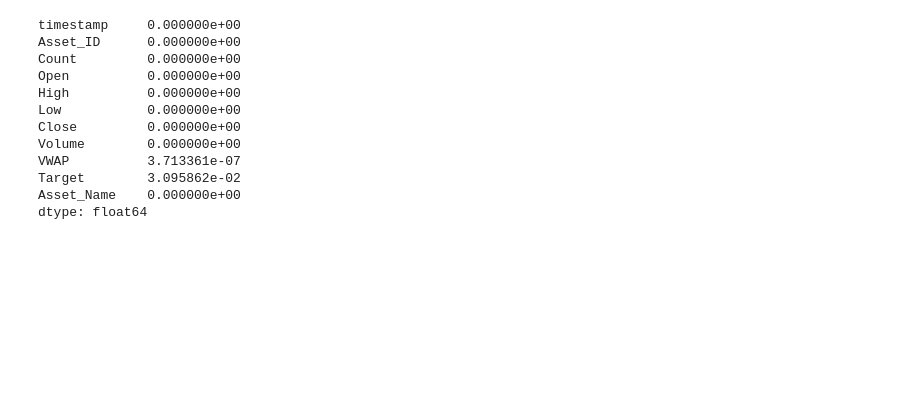
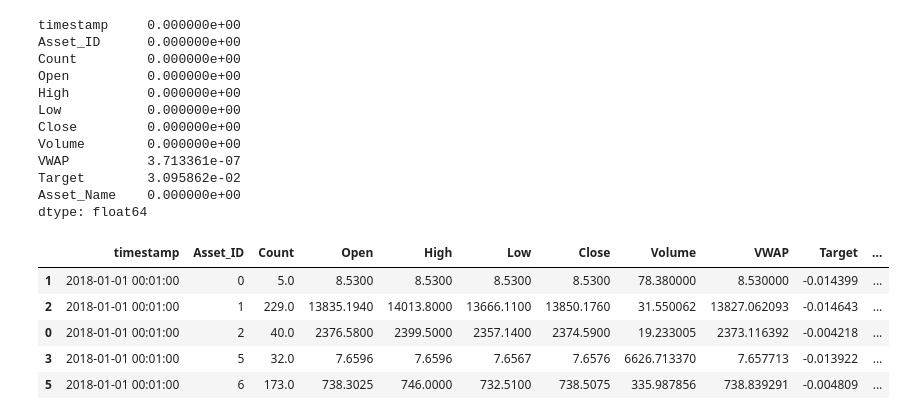
Before and after one commit to wesleyyuan17/STAT5242-Project, a Jupyter notebook: src/scratch/data_exploration.ipynb, the cells around one changed output. Saved outputs shown, nothing was run; the diff lists cells and outputs as text; code cells hidden in the pictures; blank space fills up the shorter version.

```diff
--- a/src/scratch/data_exploration.ipynb
+++ b/src/scratch/data_exploration.ipynb
@@ -119,6 +119,18 @@ VWAP          3.713361e-07
 Target        3.095862e-02
 Asset_Name    0.000000e+00
 dtype: float64
+# %%
+data.fillna(method='ffill', inplace=True)
+data.fillna(value=0, inplace=True)
+# %%
+data.head()
+# %% [output]
+|  | timestamp | Asset_ID | Count | Open | High | Low | Close | Volume | VWAP | Target | ... |
+| 1 | 2018-01-01 00:01:00 | 0 | 5.0 | 8.5300 | 8.5300 | 8.5300 | 8.5300 | 78.380000 | 8.530000 | -0.014399 | ... |
+| 2 | 2018-01-01 00:01:00 | 1 | 229.0 | 13835.1940 | 14013.8000 | 13666.1100 | 13850.1760 | 31.550062 | 13827.062093 | -0.014643 | ... |
+| 0 | 2018-01-01 00:01:00 | 2 | 40.0 | 2376.5800 | 2399.5000 | 2357.1400 | 2374.5900 | 19.233005 | 2373.116392 | -0.004218 | ... |
+| 3 | 2018-01-01 00:01:00 | 5 | 32.0 | 7.6596 | 7.6596 | 7.6567 | 7.6576 | 6626.713370 | 7.657713 | -0.013922 | ... |
+| 5 | 2018-01-01 00:01:00 | 6 | 173.0 | 738.3025 | 746.0000 | 732.5100 | 738.5075 | 335.987856 | 738.839291 | -0.004809 | ... |
 # %%
 import torch
 from torch.utils.data import Dataset, IterableDataset, DataLoader
```
Also changed, not shown: parts of 5 cells of this notebook, 4 other files.
